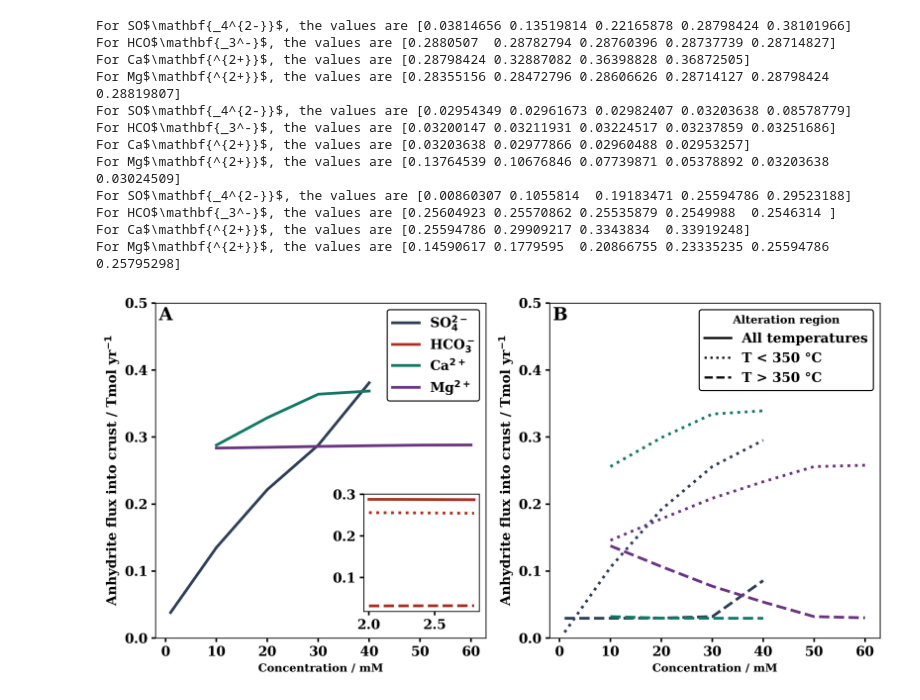
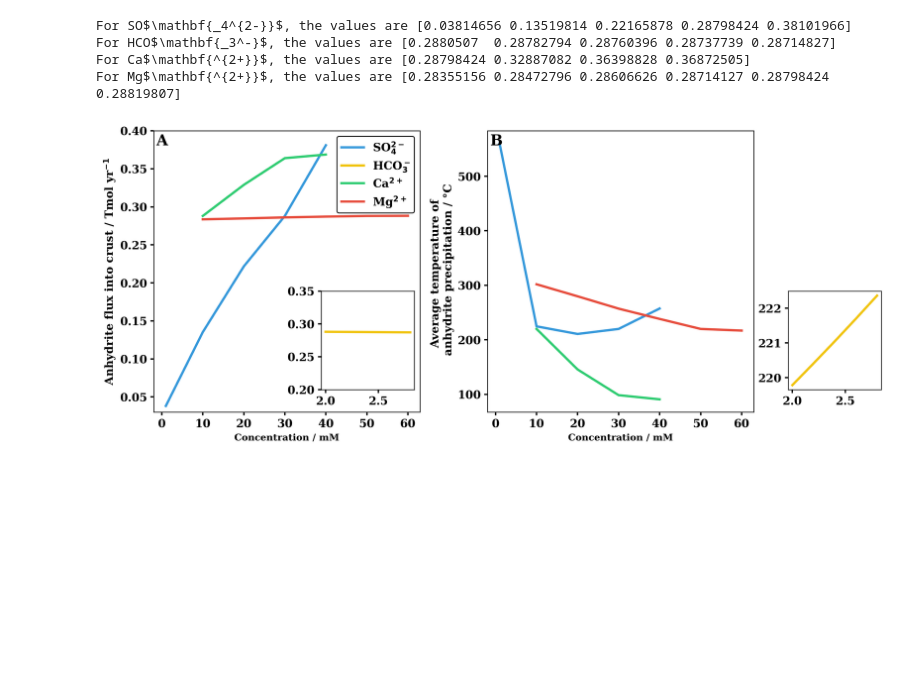
Before and after one commit to a-fotherby/hydrothermal_alteration, a Jupyter notebook: paper_figures/figure_5.ipynb, the cells around one changed output. Drawn from its saved outputs; the diff is of its cells as text; code cells hidden in the pictures; blank space fills up the shorter version.

Commit message:
update figures

```diff
--- a/paper_figures/figure_5.ipynb
+++ b/paper_figures/figure_5.ipynb
@@ -25,10 +23,10 @@ from mpl_toolkits.axes_grid1.inset_locator import inset_axes
 def custom_color_cycler():
    # Define a function for a custom Futurist-inspired color cycler
     colors = {
-        'Magnesium': '#2E4057',   # Dark steel blue, dignified and cool
-        'Sulfate': '#A93226',     # Dark, bold red with a lot of presence
-        'Calcium': '#117A65',     # Dark jade green, distinct and elegant
-        'Carbonate': '#6C3483'    # Dark amethyst, standing apart with a creative, luxurious tone
+        'Magnesium': '#3498DB',   # Dark steel blue, dignified and cool
+        'Sulfate': '#F1C40F',     # Dark, bold red with a lot of presence
+        'Calcium': '#2ECC71',     # Dark jade green, distinct and elegant
+        'Carbonate': '#E74C3C'    # Dark amethyst, standing apart with a creative, luxurious tone
     }
 
     # Create a color cycle
@@ -115,60 +135,56 @@ for i, axis in enumerate(ax):
 leg_entries = ['SO$\mathbf{_4^{2-}}$', 'HCO$\mathbf{_3^-}$', 'Ca$\mathbf{^{2+}}$', 'Mg$\mathbf{^{2+}}$']
 range_sets = [(10, 14), (15, 19), (6, 9), (0, 5)]
 concentrations = [[1, 10, 20, 30, 40],  # SO4
                   [2.0, 2.2, 2.4, 2.6, 2.8],  # HCO3
                   [10, 20, 30, 40],  # Ca
                   [10, 20, 30, 40, 50, 60]]  # Mg
 
 # create an inset for ax[0]
 inset_ax = inset_axes(ax[0],
                     width="70%", # width = 30% of parent_bbox
                     height="70%", # height : 1 inch
                     bbox_to_anchor=(0.5, -0.05, 0.5, 0.5),
                     bbox_transform=ax[0].transAxes)
 
+# create an inset for ax[1]
+inset_ax2 = inset_axes(ax[1],
+                    width="70%", # width = 30% of parent_bbox
+                    height="70%", # height : 1 inch
+                    bbox_to_anchor=(0.5, -0.05, 0.5, 0.5),
+                    bbox_transform=ax[1].transAxes)
+
 # Plot flux (dummy function for example)
-#plot_flux(ax[0], concentrations, ct_data['volume']['Anhydrite'], range_sets, leg_entries, crunchtope=True)
 plot_var = 'Anhydrite_VF'
 plot_flux(ax[0], inset_ax, concentrations, pf_data, plot_var, range_sets, leg_entries)
-plot_flux(ax[1], inset_ax, concentrations, pf_data.where(pf_data['Temperature'] > 350), plot_var, range_sets, leg_entries, linestyle='--')
-plot_flux(ax[1], inset_ax, concentrations, pf_data.where(pf_data['Temperature'] < 350), plot_var, range_sets, leg_entries, linestyle=':')
 
-# Add a legend to the first axis
+custom_cycle = custom_color_cycler()
+for conc_range, range_set, legend_entry in zip(concentrations, range_sets, leg_entries):
+    if legend_entry == 'HCO$\mathbf{_3^-}$':
+        color = next(custom_cycle)
+        inset_ax2.plot(conc_range, anhydrite_depth(pf_data.isel(file_number=slice(range_set[0], range_set[1] + 1))), label=legend_entry, color=color)
+        ax[1].plot([], [], label=legend_entry, color=color)
+    else:
+        ax[1].plot(conc_range, anhydrite_depth(pf_data.isel(file_number=slice(range_set[0], range_set[1] + 1))), label=legend_entry, color=next(custom_cycle))
+
+ax[0].set_ylabel('Anhydrite flux into crust / Tmol yr$^{-1}$', fontsize=fontsize)
+ax[0].set_xlabel('Concentration / mM')
+ax[0].set_ylim(0.03, 0.4)
+ax[1].set_ylabel('Average temperature of \n anhydrite precipitation / °C', fontsize=fontsize)
+ax[1].set_xlabel('Concentration / mM')
 ax[0].legend()
-for axis in ax:
-    axis.set_ylabel('Anhydrite flux into crust / Tmol yr$^{-1}$', fontsize=fontsize)
-    axis.set_xlabel('Concentration / mM')
-    axis.set_ylim(0, 0.5)
 
-# Add a legend to second axis for linestyles
-custom_legend = ax[1].legend(
-    handles=[
-        plt.Line2D([0], [0], color='k', linestyle='-', linewidth=2, label='All temperatures'),
-        plt.Line2D([0], [0], color='k', linestyle=':', linewidth=2, label='T < 350 °C'),
-        plt.Line2D([0], [0], color='k', linestyle='--', linewidth=2, label='T > 350 °C'),
-    ],
-    loc="upper right",  # Position of the legend
-    title="Alteration region",  # Title of the legend
-)
+inset_ax.set_ylim(0.2, 0.35)
 
 # Show and save the figure
 fig.tight_layout()
 fig.show()
 fig.savefig('output/figure_5.png', dpi=300, transparent=True)
 # %% [output]
 For SO$\mathbf{_4^{2-}}$, the values are [0.03814656 0.13519814 0.22165878 0.28798424 0.38101966]
 For HCO$\mathbf{_3^-}$, the values are [0.2880507  0.28782794 0.28760396 0.28737739 0.28714827]
 For Ca$\mathbf{^{2+}}$, the values are [0.28798424 0.32887082 0.36398828 0.36872505]
 For Mg$\mathbf{^{2+}}$, the values are [0.28355156 0.28472796 0.28606626 0.28714127 0.28798424 0.28819807]
-For SO$\mathbf{_4^{2-}}$, the values are [0.02954349 0.02961673 0.02982407 0.03203638 0.08578779]
-For HCO$\mathbf{_3^-}$, the values are [0.03200147 0.03211931 0.03224517 0.03237859 0.03251686]
-For Ca$\mathbf{^{2+}}$, the values are [0.03203638 0.02977866 0.02960488 0.02953257]
-For Mg$\mathbf{^{2+}}$, the values are [0.13764539 0.10676846 0.07739871 0.05378892 0.03203638 0.03024509]
-For SO$\mathbf{_4^{2-}}$, the values are [0.00860307 0.1055814  0.19183471 0.25594786 0.29523188]
-For HCO$\mathbf{_3^-}$, the values are [0.25604923 0.25570862 0.25535879 0.2549988  0.2546314 ]
-For Ca$\mathbf{^{2+}}$, the values are [0.25594786 0.29909217 0.3343834  0.33919248]
-For Mg$\mathbf{^{2+}}$, the values are [0.14590617 0.1779595  0.20866755 0.23335235 0.25594786 0.25795298]
-[figure, old version]
+[figure, new version]
 # %%
 # Code for: <Add description here>
 file_numbers = range(17)  # List of file numbers to plot
```
Also changed, not shown: parts of 3 cells of this notebook, 1 other file.
